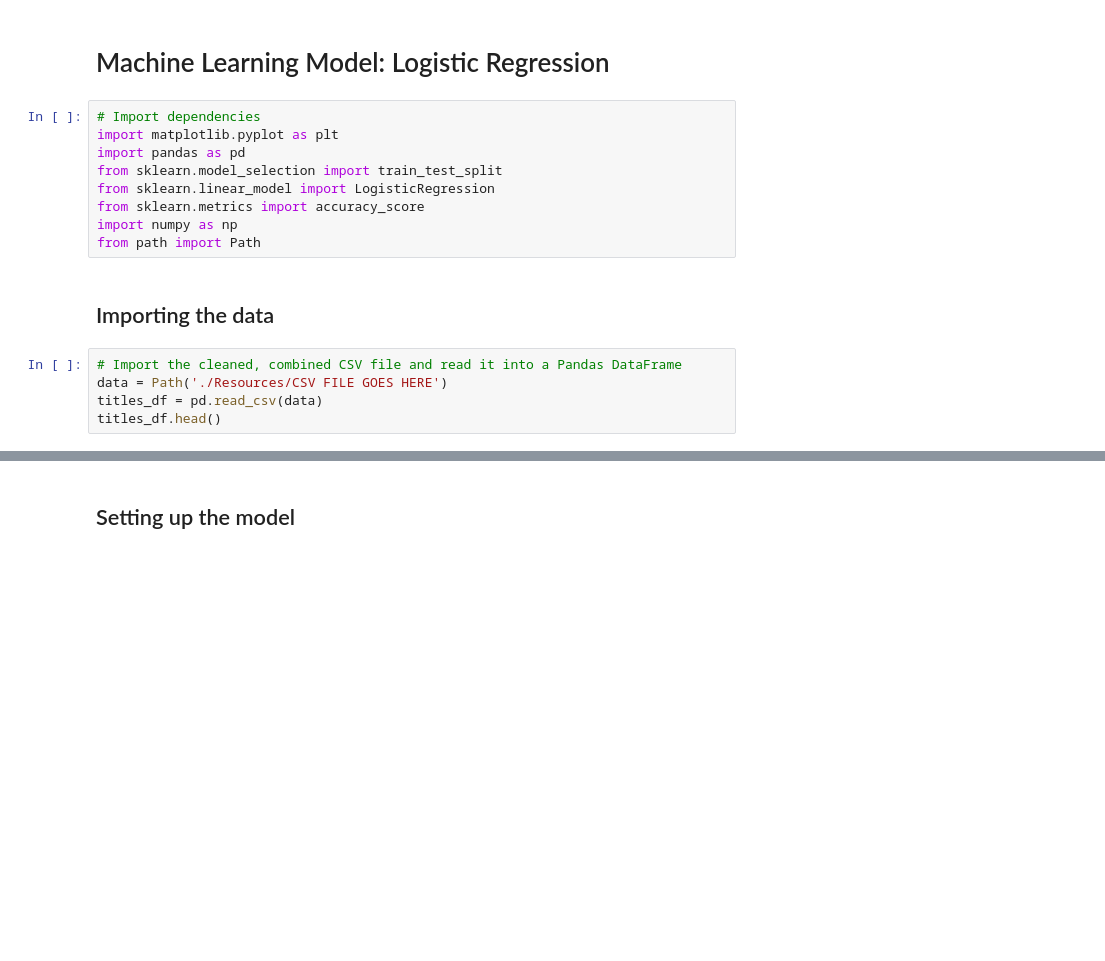
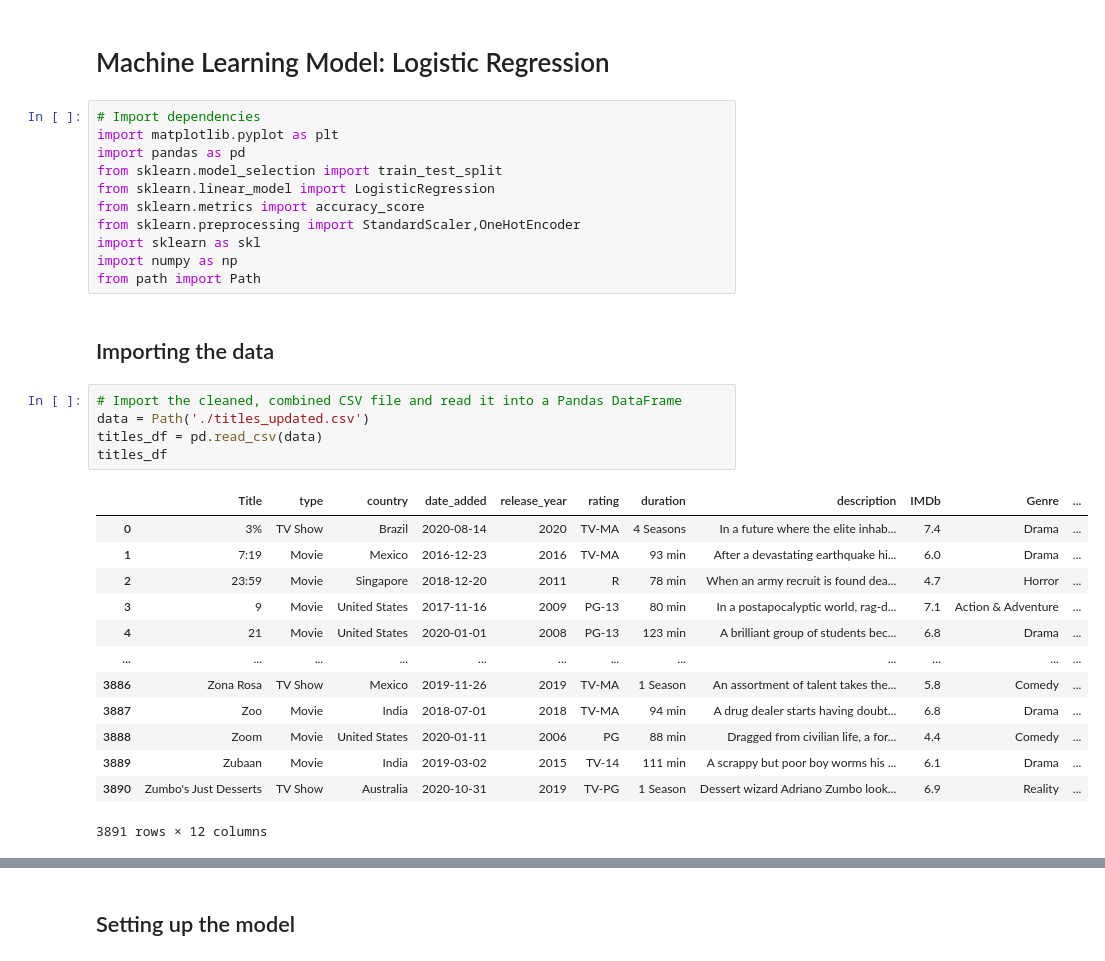
Before and after one commit to asosnik530/EntertainmentBuster, a Jupyter notebook: Machine Learning Model.ipynb, the cells around one changed output, grey strips where cells are left out. Cells and saved outputs as stored; diff of their text form; blank space fills up the shorter version.

```diff
--- a/Machine Learning Model.ipynb
+++ b/Machine Learning Model.ipynb
@@ -7,12 +7,28 @@ import pandas as pd
 from sklearn.model_selection import train_test_split
 from sklearn.linear_model import LogisticRegression
 from sklearn.metrics import accuracy_score
+from sklearn.preprocessing import StandardScaler,OneHotEncoder
+import sklearn as skl
 import numpy as np
 from path import Path
 # %% [markdown]
 ## Importing the data
 # %%
 # Import the cleaned, combined CSV file and read it into a Pandas DataFrame
-data = Path('./Resources/CSV FILE GOES HERE')
+data = Path('./titles_updated.csv')
 titles_df = pd.read_csv(data)
-titles_df.head()
+titles_df
+# %% [output]
+|  | Title | type | country | date_added | release_year | rating | duration | description | IMDb | Genre | ... |
+| 0 | 3% | TV Show | Brazil | 2020-08-14 | 2020 | TV-MA | 4 Seasons | In a future where the elite inhab... | 7.4 | Drama | ... |
+| 1 | 7:19 | Movie | Mexico | 2016-12-23 | 2016 | TV-MA | 93 min | After a devastating earthquake hi... | 6.0 | Drama | ... |
+| 2 | 23:59 | Movie | Singapore | 2018-12-20 | 2011 | R | 78 min | When an army recruit is found dea... | 4.7 | Horror | ... |
+| 3 | 9 | Movie | United States | 2017-11-16 | 2009 | PG-13 | 80 min | In a postapocalyptic world, rag-d... | 7.1 | Action & Adventure | ... |
+| 4 | 21 | Movie | United States | 2020-01-01 | 2008 | PG-13 | 123 min | A brilliant group of students bec... | 6.8 | Drama | ... |
+| ... | ... | ... | ... | ... | ... | ... | ... | ... | ... | ... | ... |
+| 3886 | Zona Rosa | TV Show | Mexico | 2019-11-26 | 2019 | TV-MA | 1 Season | An assortment of talent takes the... | 5.8 | Comedy | ... |
+| 3887 | Zoo | Movie | India | 2018-07-01 | 2018 | TV-MA | 94 min | A drug dealer starts having doubt... | 6.8 | Drama | ... |
+| 3888 | Zoom | Movie | United States | 2020-01-11 | 2006 | PG | 88 min | Dragged from civilian life, a for... | 4.4 | Comedy | ... |
+| 3889 | Zubaan | Movie | India | 2019-03-02 | 2015 | TV-14 | 111 min | A scrappy but poor boy worms his ... | 6.1 | Drama | ... |
+| 3890 | Zumbo's Just Desserts | TV Show | Australia | 2020-10-31 | 2019 | TV-PG | 1 Season | Dessert wizard Adriano Zumbo look... | 6.9 | Reality | ... |
+3891 rows × 12 columns
```
Also changed, not shown: parts of 13 cells of this notebook.
